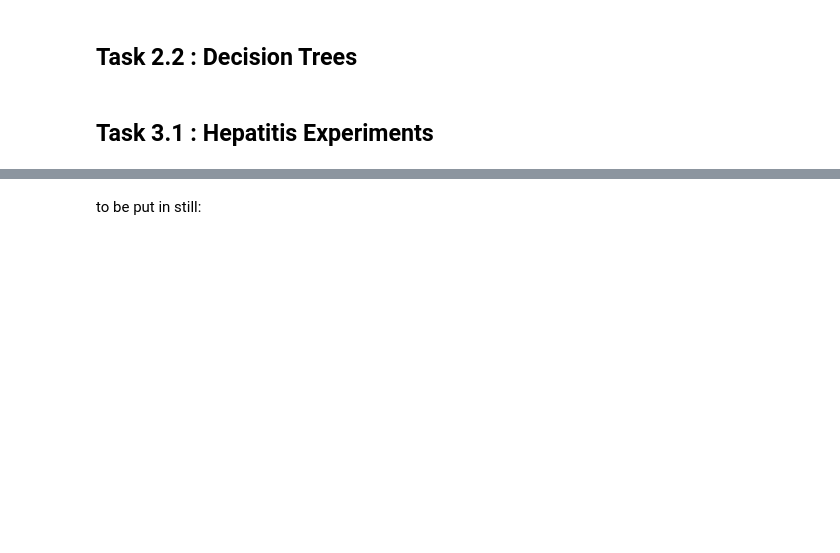
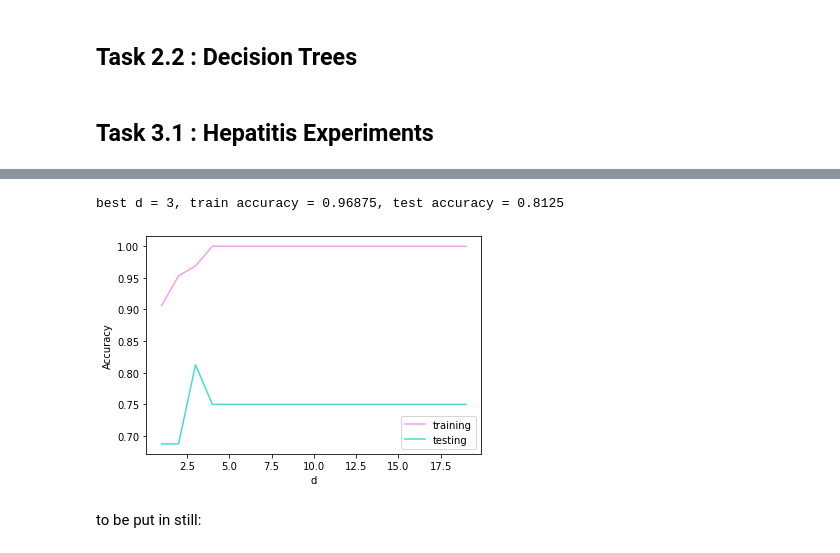
Before and after one commit to acollin19/comp551, a Jupyter notebook: assignment1_group_24.ipynb, the cells around one changed output, grey strips where cells are left out. Drawn from its saved outputs; the diff is of its cells as text; code cells hidden in the pictures; blank space fills up the shorter version.

```diff
--- a/assignment1_group_24.ipynb
+++ b/assignment1_group_24.ipynb
@@ -416,40 +402,32 @@ best K = 15, train accuracy = 0.7086956521739131, test accuracy = 0.666666666666
 # %%
 def best_depth(X_train, y_train, X_test, y_test):
-  # further split the training data into 50% training and 50% validation
-  n = X_train.shape[0] // 2
-  x_train_tr, y_train_tr = X_train[:n], y_train[:n]
-  x_train_va, y_train_va = X_train[n:], y_train[n:]
-
   model_choices=[]
   train_accs = []
-  valid_accs = []
   test_accs = []
 
-  # Iterate through loop to find best K value
+  # Iterate through loop to find best depth value
   for d in range(1,20):
       tree = DecisionTree(max_depth=d, cost_fn=gini_cost)
-      train_acc, valid_acc = tree.evaluate_acc(x_train_tr, y_train_tr, x_train_va, y_train_va)
       model_choices.append(d)
+      train_acc, test_acc = tree.evaluate_acc(X_train, y_train, X_test, y_test)
       train_accs.append(train_acc)
-      valid_accs.append(valid_acc)
-
-      _, test_acc = tree.evaluate_acc(X_train, y_train, X_test, y_test)
       test_accs.append(test_acc)
 
-  # use the best K to predict test data
-  best_valid_d = model_choices[valid_accs.index(max(valid_accs))]
+  best_valid_d = model_choices[test_accs.index(max(test_accs))]
 
-  return (model_choices, best_valid_d, train_accs, valid_accs, test_accs)
+  return (model_choices, best_valid_d, train_accs, test_accs)
 
-model_choices, best_valid_d, train_accs, valid_accs, test_accs = best_depth(X_train, y_train, X_test, y_test)
+model_choices, best_valid_d, train_accs, test_accs = best_depth(X_train, y_train, X_test, y_test)
 print(f'best d = {best_valid_d}, train accuracy = {train_accs[best_valid_d-1]}, test accuracy = {test_accs[best_valid_d-1]}')
 plt.plot(model_choices, train_accs, color='#F3A0F2', label='training')
-plt.plot(model_choices, valid_accs, color='#9D2EC5', label='validation')
 plt.plot(model_choices, test_accs, color='#47DBCD', label='testing')
 plt.xlabel("d")
 plt.ylabel("Accuracy")
 plt.legend(loc='best')
 plt.show()
+# %% [output]
+best d = 3, train accuracy = 0.96875, test accuracy = 0.8125
+[figure, added]
 # %% [markdown]
 to be put in still:
 # %%
```
Also changed, not shown: parts of 7 cells of this notebook.
